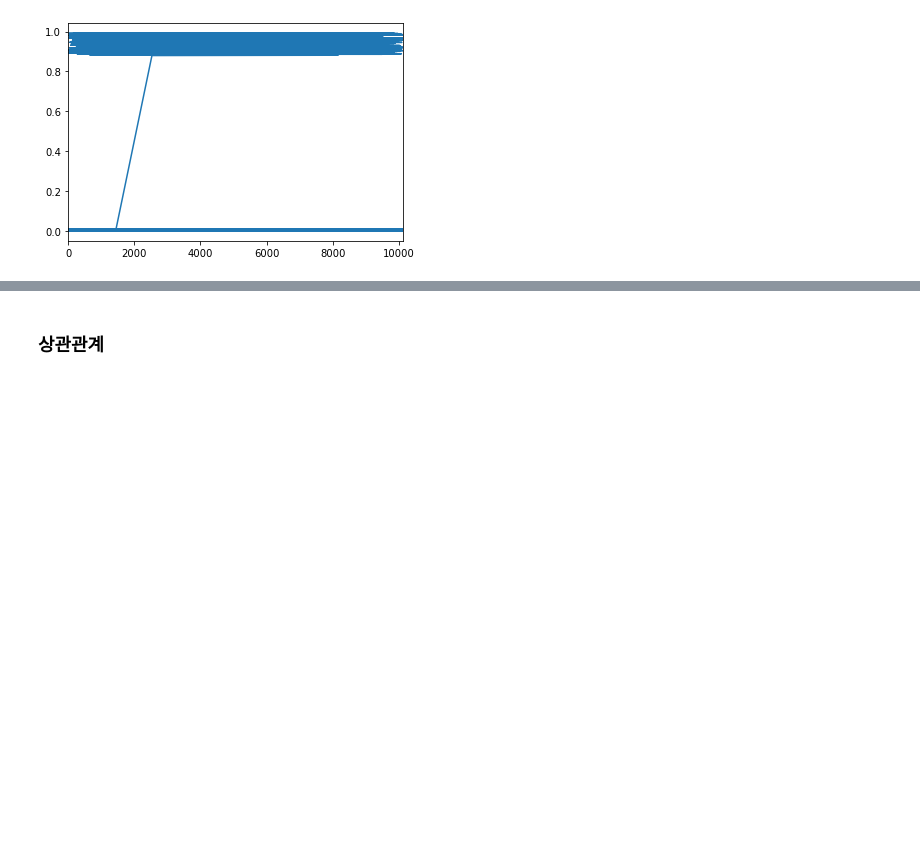
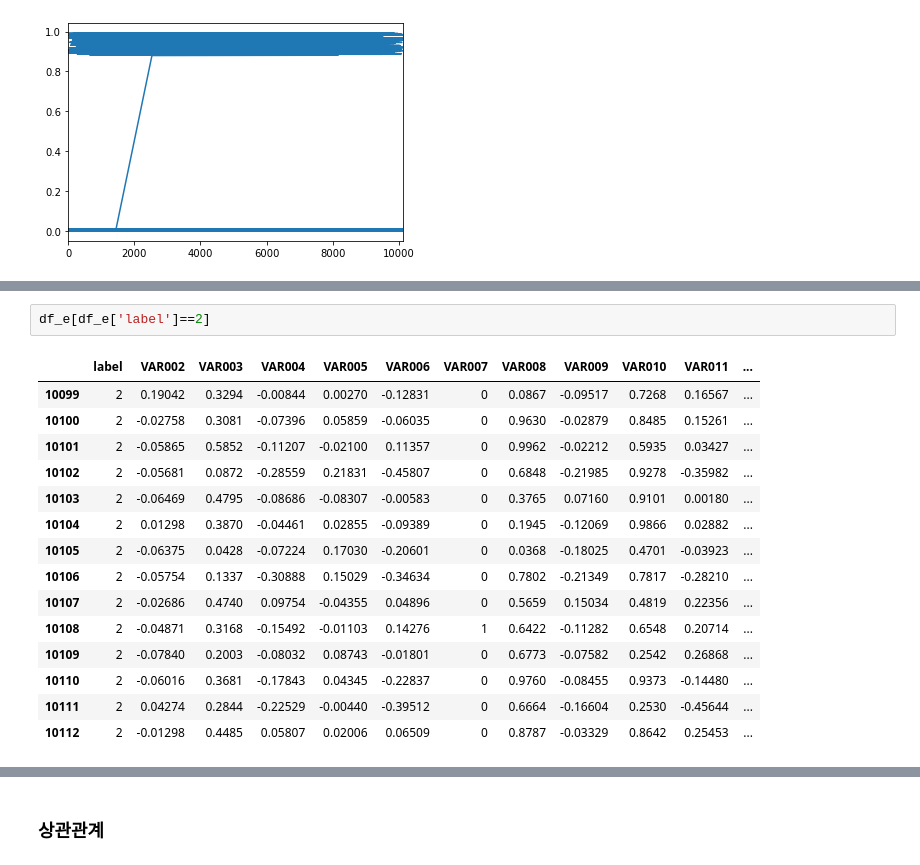
Before and after one commit to hymk-scdc/DA, a Jupyter notebook: mk_20200904.ipynb, the cells around one changed output, grey strips where cells are left out. Drawn from its saved outputs; the diff is of its cells as text; blank space fills up the shorter version.

```diff
--- a/mk_20200904.ipynb
+++ b/mk_20200904.ipynb
@@ -400,0 +443,18 @@ df_x['VAR171'].sort_values().plot()
+# %%
+df_e[df_e['label']==2]
+# %% [output]
+|  | label | VAR002 | VAR003 | VAR004 | VAR005 | VAR006 | VAR007 | VAR008 | VAR009 | VAR010 | VAR011 | ... |
+| 10099 | 2 | 0.19042 | 0.3294 | -0.00844 | 0.00270 | -0.12831 | 0 | 0.0867 | -0.09517 | 0.7268 | 0.16567 | ... |
+| 10100 | 2 | -0.02758 | 0.3081 | -0.07396 | 0.05859 | -0.06035 | 0 | 0.9630 | -0.02879 | 0.8485 | 0.15261 | ... |
+| 10101 | 2 | -0.05865 | 0.5852 | -0.11207 | -0.02100 | 0.11357 | 0 | 0.9962 | -0.02212 | 0.5935 | 0.03427 | ... |
+| 10102 | 2 | -0.05681 | 0.0872 | -0.28559 | 0.21831 | -0.45807 | 0 | 0.6848 | -0.21985 | 0.9278 | -0.35982 | ... |
+| 10103 | 2 | -0.06469 | 0.4795 | -0.08686 | -0.08307 | -0.00583 | 0 | 0.3765 | 0.07160 | 0.9101 | 0.00180 | ... |
+| 10104 | 2 | 0.01298 | 0.3870 | -0.04461 | 0.02855 | -0.09389 | 0 | 0.1945 | -0.12069 | 0.9866 | 0.02882 | ... |
+| 10105 | 2 | -0.06375 | 0.0428 | -0.07224 | 0.17030 | -0.20601 | 0 | 0.0368 | -0.18025 | 0.4701 | -0.03923 | ... |
+| 10106 | 2 | -0.05754 | 0.1337 | -0.30888 | 0.15029 | -0.34634 | 0 | 0.7802 | -0.21349 | 0.7817 | -0.28210 | ... |
+| 10107 | 2 | -0.02686 | 0.4740 | 0.09754 | -0.04355 | 0.04896 | 0 | 0.5659 | 0.15034 | 0.4819 | 0.22356 | ... |
+| 10108 | 2 | -0.04871 | 0.3168 | -0.15492 | -0.01103 | 0.14276 | 1 | 0.6422 | -0.11282 | 0.6548 | 0.20714 | ... |
+| 10109 | 2 | -0.07840 | 0.2003 | -0.08032 | 0.08743 | -0.01801 | 0 | 0.6773 | -0.07582 | 0.2542 | 0.26868 | ... |
+| 10110 | 2 | -0.06016 | 0.3681 | -0.17843 | 0.04345 | -0.22837 | 0 | 0.9760 | -0.08455 | 0.9373 | -0.14480 | ... |
+| 10111 | 2 | 0.04274 | 0.2844 | -0.22529 | -0.00440 | -0.39512 | 0 | 0.6664 | -0.16604 | 0.2530 | -0.45644 | ... |
+| 10112 | 2 | -0.01298 | 0.4485 | 0.05807 | 0.02006 | 0.06509 | 0 | 0.8787 | -0.03329 | 0.8642 | 0.25453 | ... |
```
Also changed, not shown: parts of 39 cells of this notebook, 1 other file.
